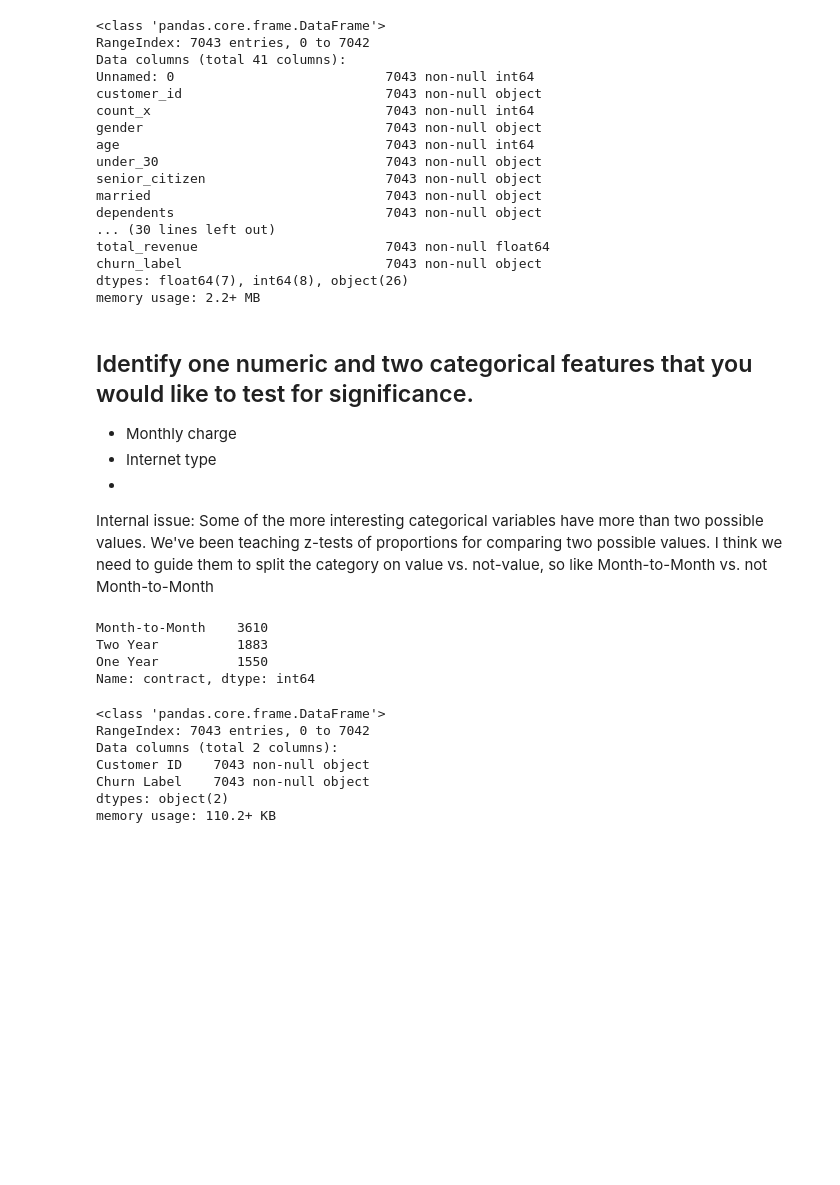
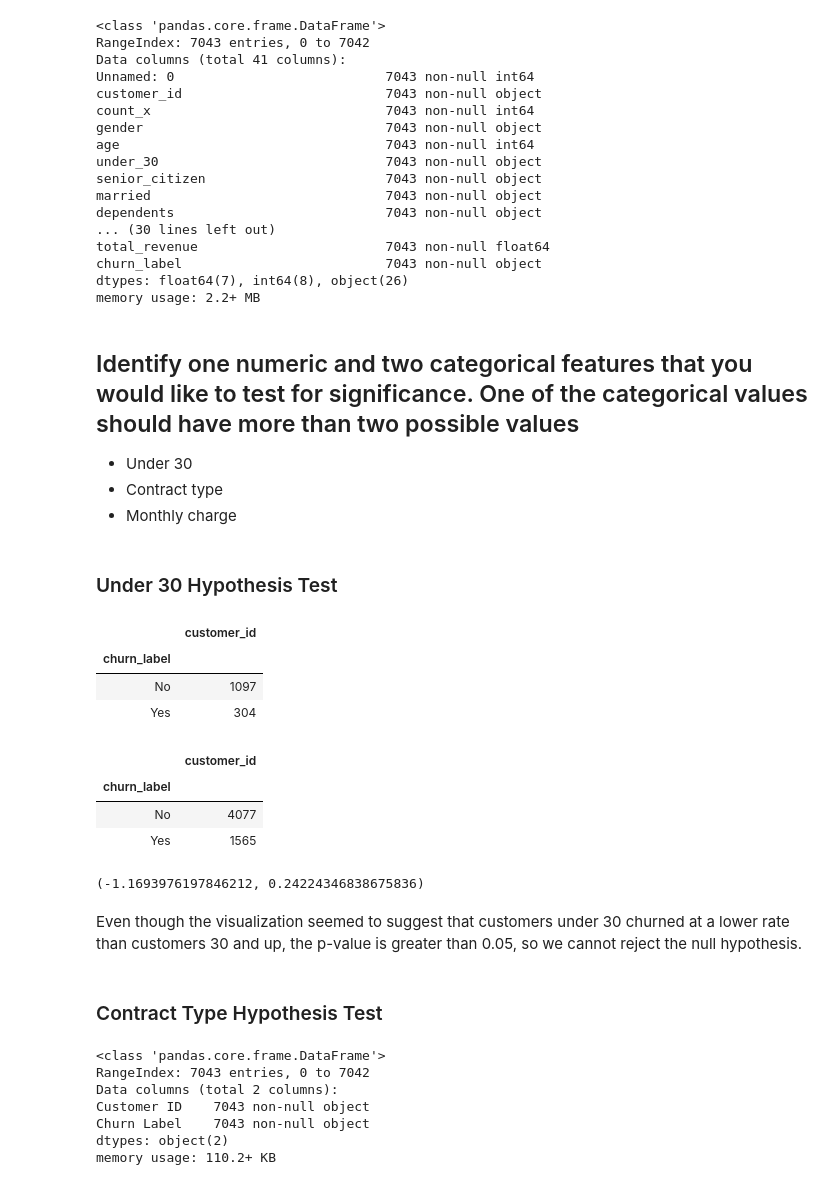
Before and after one commit to pathstream-curriculum/Python, a Jupyter notebook: Project-2/Project2Part3-scratch.ipynb, the cells around one changed output. Saved outputs shown, nothing was run; the diff lists cells and outputs as text; code cells hidden in the pictures; blank space fills up the shorter version.

```diff
--- a/Project-2/Project2Part3-scratch.ipynb
+++ b/Project-2/Project2Part3-scratch.ipynb
@@ -28,17 +29,31 @@ churn_label                          7043 non-null object
 dtypes: float64(7), int64(8), object(26)
 memory usage: 2.2+ MB
 # %% [markdown]
-## Identify one numeric and two categorical features that you would like to test for significance.
+## Identify one numeric and two categorical features that you would like to test for significance. One of the categorical values should have more than two possible values
 
+- Under 30
+- Contract type
 - Monthly charge
-- Internet type
--
-
-Internal issue: Some of the more interesting categorical variables have more than two possible values. We've been teaching z-tests of proportions for comparing two possible values. I think we need to guide them to split the category on value vs. not-value, so like Month-to-Month vs. not Month-to-Month
-# %%
-full_df.contract.value_counts()
-# %% [output]
-Month-to-Month    3610
-Two Year          1883
-One Year          1550
-Name: contract, dtype: int64
+# %% [markdown]
+### Under 30 Hypothesis Test
+# %%
+# split the DF on the under_30 column
+under_30 = full_df.loc[full_df["under_30"]=="Yes"]
+not_under_30 = full_df.loc[full_df["under_30"]=="No"]
+# %%
+gb_under_30 = under_30.groupby("churn_label").agg({"customer_id":"count"})
+gb_not_under_30 = not_under_30.groupby("churn_label").agg({"customer_id":"count"})
+# %%
+gb_under_30
+# %% [output]
+|  | customer_id |
+| churn_label |  |
+| No | 1097 |
+| Yes | 304 |
+# %%
+gb_not_under_30
+# %% [output]
+|  | customer_id |
+| churn_label |  |
+| No | 4077 |
+| Yes | 1565 |
@@ -45,3 +63,11 @@ Name: contract, dtype: int64
+# %%
+ztest(sucs, nobs)
+# %% [output]
+(-1.1693976197846212, 0.24224346838675836)
+# %% [markdown]
+Even though the visualization seemed to suggest that customers under 30 churned at a lower rate than customers 30 and up, the p-value is greater than 0.05, so we cannot reject the null hypothesis.
+# %% [markdown]
+### Contract Type Hypothesis Test
 # %%
 churn_df.info()
 # %% [output]
```
Also changed, not shown: parts of 2 cells of this notebook, 20 other files.
